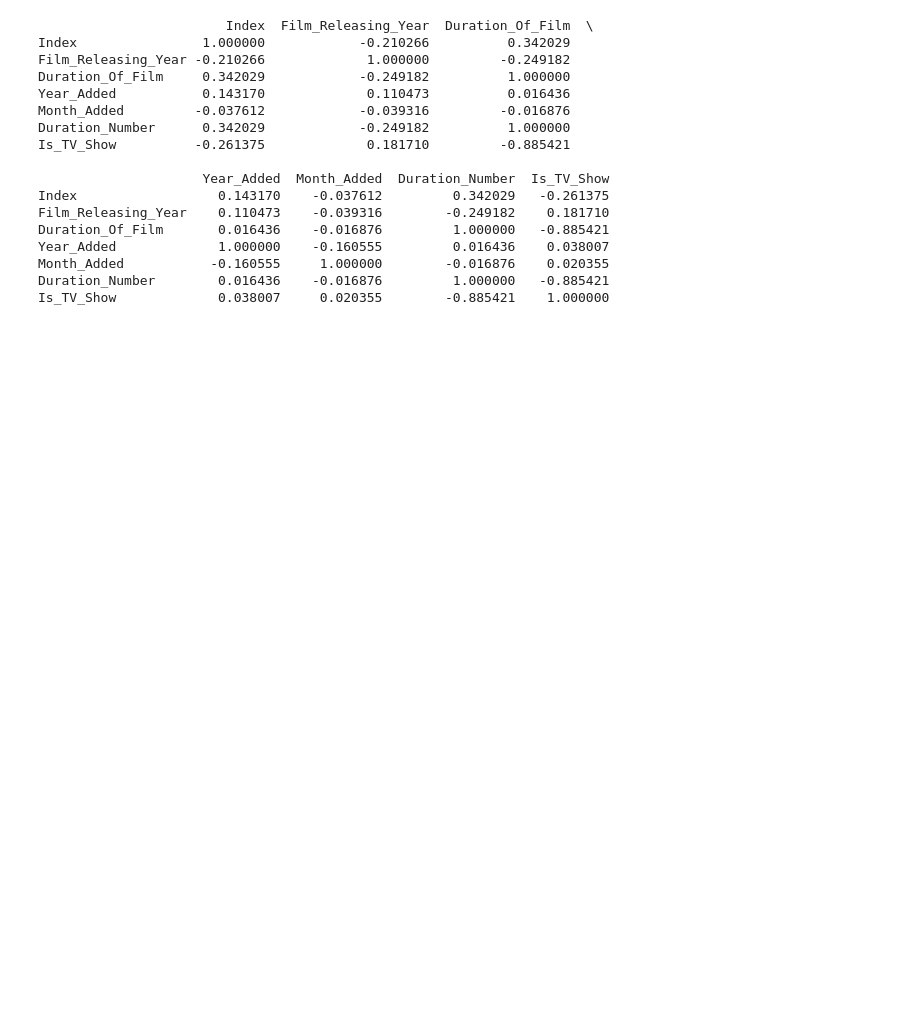
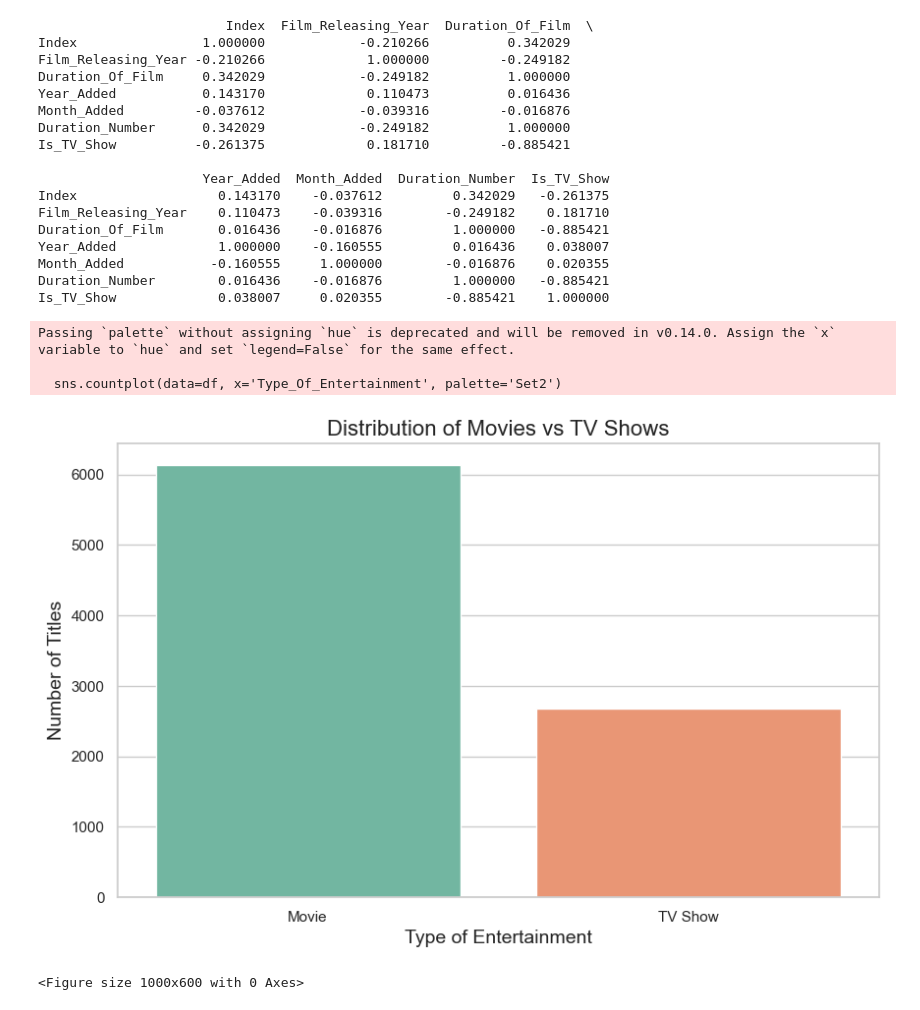
Before and after one commit to Mehdi-Abbas-Arduino/Netflix-Kaggle-Dataset, a Jupyter notebook: visualize.ipynb, the cells around one changed output. Drawn from its saved outputs; the diff is of its cells as text; code cells hidden in the pictures; blank space fills up the shorter version.

```diff
--- a/visualize.ipynb
+++ b/visualize.ipynb
@@ -35,3 +35,23 @@ Year_Added             1.000000    -0.160555         0.016436    0.038007
 Month_Added           -0.160555     1.000000        -0.016876    0.020355
 Duration_Number        0.016436    -0.016876         1.000000   -0.885421
 Is_TV_Show             0.038007     0.020355        -0.885421    1.000000
+# %%
+sns.set(style="whitegrid", palette="pastel")
+plt.rcParams['figure.figsize'] = (10,6)
+plt.rcParams['axes.titlesize'] = 16
+plt.rcParams['axes.labelsize'] = 14
+# %%
+# 1. Distribution of Content
+plt.Figure(figsize=(8,5))
+sns.countplot(data=df, x='Type_Of_Entertainment', palette='Set2')
+plt.title("Distribution of Movies vs TV Shows")
+plt.ylabel("Number of Titles")
+plt.xlabel("Type of Entertainment")
+plt.show()
+plt.savefig('movies_vs_tv_shows.png', dpi=300, bbox_inches='tight')
+# %% [output]
+Passing `palette` without assigning `hue` is deprecated and will be removed in v0.14.0. Assign the `x` variable to `hue` and set `legend=False` for the same effect.
+
+  sns.countplot(data=df, x='Type_Of_Entertainment', palette='Set2')
+[figure, added]
+<Figure size 1000x600 with 0 Axes>
```
Also changed, not shown: parts of 11 cells of this notebook, 12 other files.
